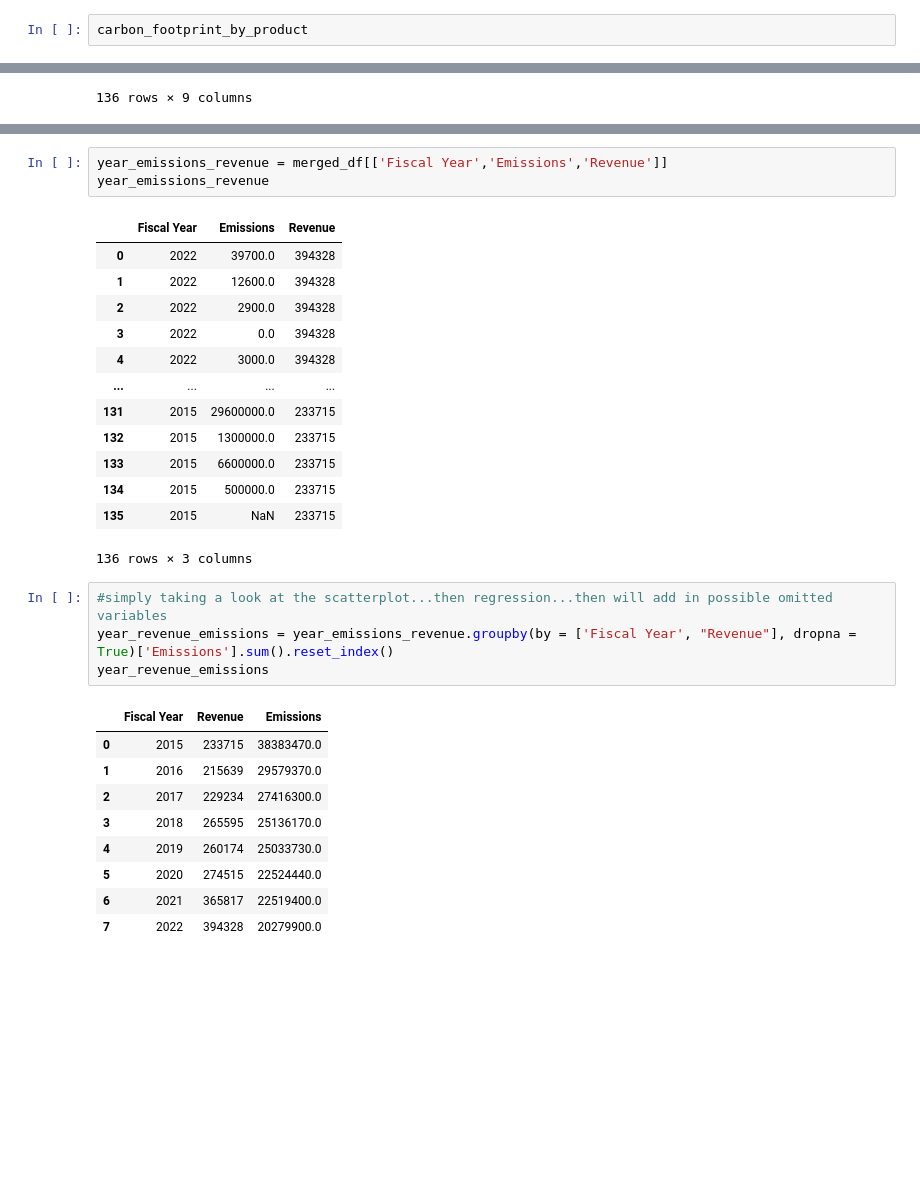
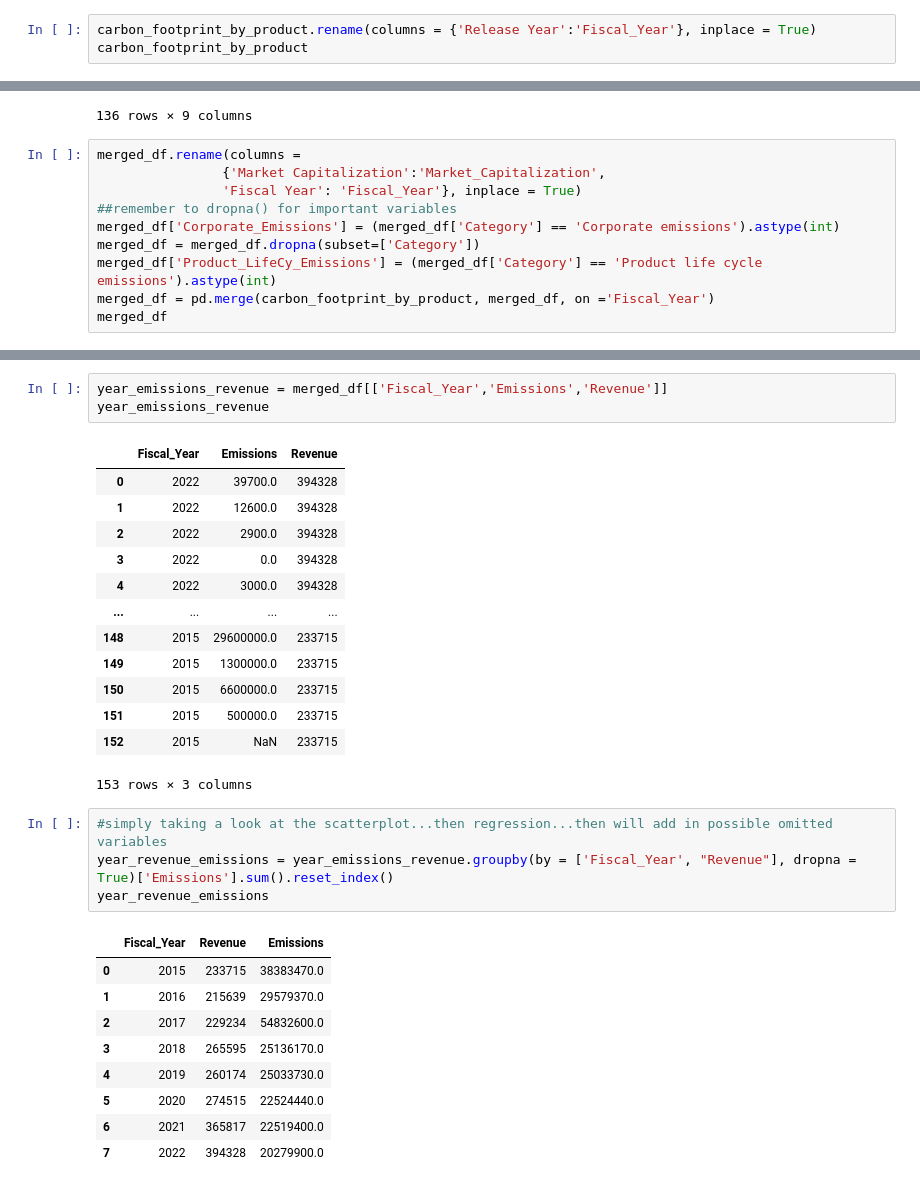
Before and after one commit to corinne167225/DataAnalysis2, a Jupyter notebook: Final_Project/Final_Term_Project.ipynb, the cells around one changed output, grey strips where cells are left out. Drawn from its saved outputs; the diff is of its cells as text; blank space fills up the shorter version.

```diff
--- a/Final_Project/Final_Term_Project.ipynb
+++ b/Final_Project/Final_Term_Project.ipynb
@@ -34,3 +42,4 @@ variable_understanding
 # %%
+carbon_footprint_by_product.rename(columns = {'Release Year':'Fiscal_Year'}, inplace = True)
 carbon_footprint_by_product
 # %% [output]
@@ -101,3 +112,13 @@ merged_df
 | 134 | 2015 | Product life cycle emissions | Gross emissions | Scope 3 | End-of-life processing | 500000.0 | 233715 | 580 | ... |
 | 135 | 2015 | Product life cycle emissions | Carbon removals | NaN | Product carbon offsets | NaN | 233715 | 580 | ... |
 136 rows × 9 columns
+# %%
+merged_df.rename(columns =
+                {'Market Capitalization':'Market_Capitalization',
+                'Fiscal Year': 'Fiscal_Year'}, inplace = True)
+##remember to dropna() for important variables
+merged_df['Corporate_Emissions'] = (merged_df['Category'] == 'Corporate emissions').astype(int)
+merged_df = merged_df.dropna(subset=['Category'])
+merged_df['Product_LifeCy_Emissions'] = (merged_df['Category'] == 'Product life cycle emissions').astype(int)
+merged_df = pd.merge(carbon_footprint_by_product, merged_df, on ='Fiscal_Year')
+merged_df
@@ -104,29 +139,29 @@ merged_df
 # %%
-year_emissions_revenue = merged_df[['Fiscal Year','Emissions','Revenue']]
+year_emissions_revenue = merged_df[['Fiscal_Year','Emissions','Revenue']]
 year_emissions_revenue
 # %% [output]
-|  | Fiscal Year | Emissions | Revenue |
+|  | Fiscal_Year | Emissions | Revenue |
 | 0 | 2022 | 39700.0 | 394328 |
 | 1 | 2022 | 12600.0 | 394328 |
 | 2 | 2022 | 2900.0 | 394328 |
 | 3 | 2022 | 0.0 | 394328 |
 | 4 | 2022 | 3000.0 | 394328 |
 | ... | ... | ... | ... |
-| 131 | 2015 | 29600000.0 | 233715 |
-| 132 | 2015 | 1300000.0 | 233715 |
-| 133 | 2015 | 6600000.0 | 233715 |
-| 134 | 2015 | 500000.0 | 233715 |
-| 135 | 2015 | NaN | 233715 |
+| 148 | 2015 | 29600000.0 | 233715 |
+| 149 | 2015 | 1300000.0 | 233715 |
+| 150 | 2015 | 6600000.0 | 233715 |
+| 151 | 2015 | 500000.0 | 233715 |
+| 152 | 2015 | NaN | 233715 |
-136 rows × 3 columns
+153 rows × 3 columns
 # %%
 #simply taking a look at the scatterplot...then regression...then will add in possible omitted variables
-year_revenue_emissions = year_emissions_revenue.groupby(by = ['Fiscal Year', "Revenue"], dropna = True)['Emissions'].sum().reset_index()
+year_revenue_emissions = year_emissions_revenue.groupby(by = ['Fiscal_Year', "Revenue"], dropna = True)['Emissions'].sum().reset_index()
 year_revenue_emissions
 # %% [output]
-|  | Fiscal Year | Revenue | Emissions |
+|  | Fiscal_Year | Revenue | Emissions |
 | 0 | 2015 | 233715 | 38383470.0 |
 | 1 | 2016 | 215639 | 29579370.0 |
-| 2 | 2017 | 229234 | 27416300.0 |
+| 2 | 2017 | 229234 | 54832600.0 |
 | 3 | 2018 | 265595 | 25136170.0 |
 | 4 | 2019 | 260174 | 25033730.0 |
 | 5 | 2020 | 274515 | 22524440.0 |
```
Also changed, not shown: parts of 18 cells of this notebook, 1 other file.
